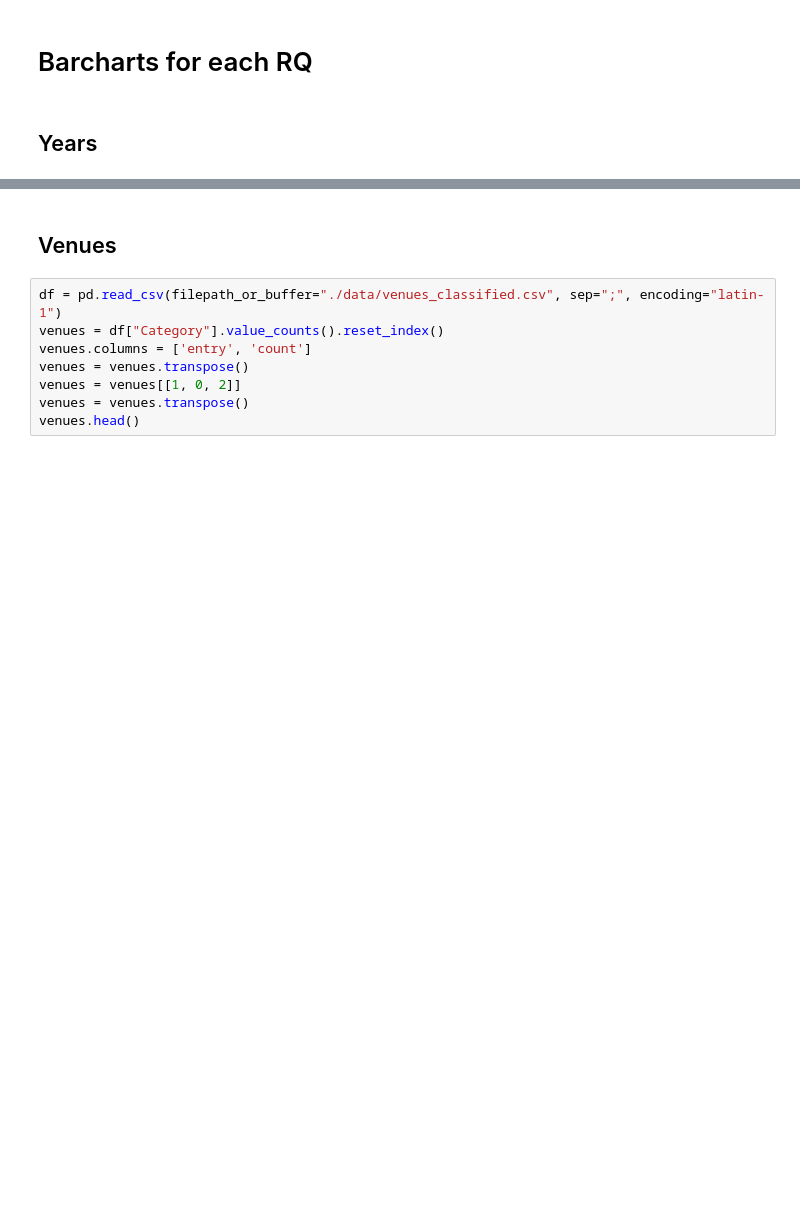
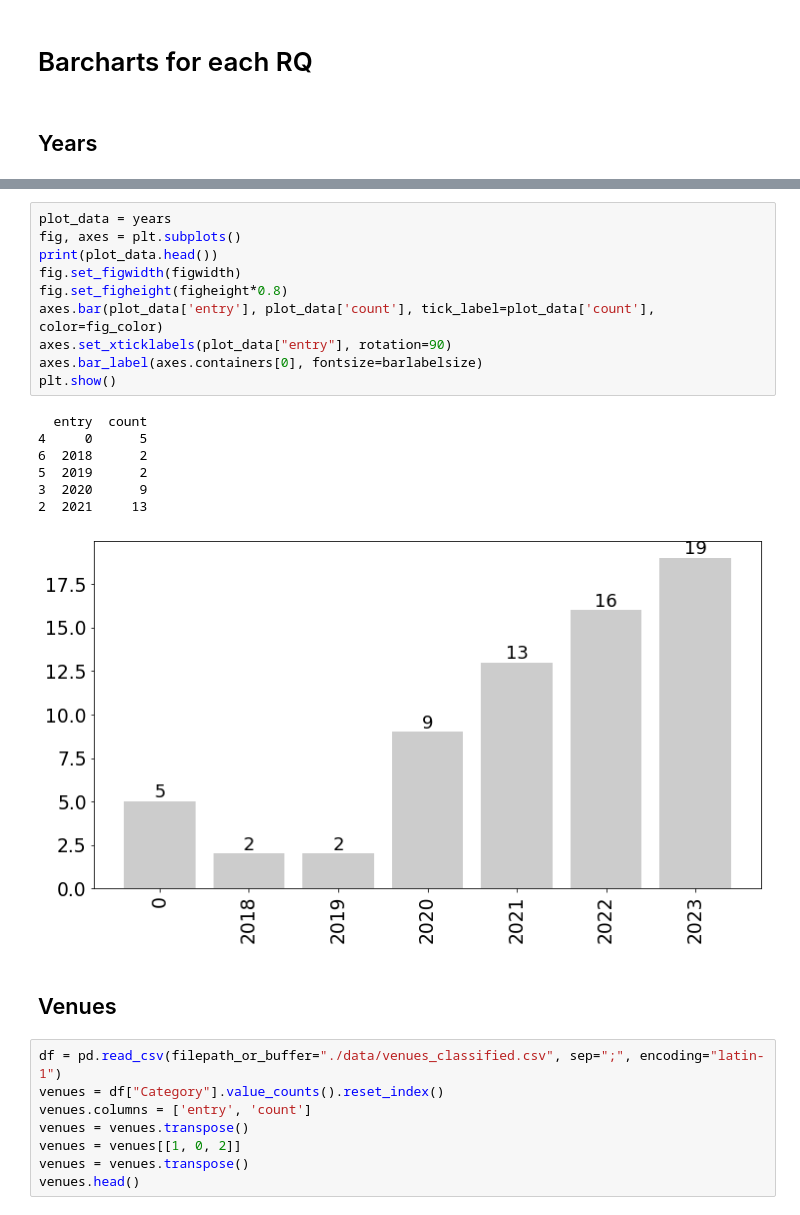
Before and after one commit to cdl-mint/mde4dts, a Jupyter notebook: scripts/barcharts.ipynb, the cells around one changed output, grey strips where cells are left out. Drawn from its saved outputs; the diff is of its cells as text; blank space fills up the shorter version.

```diff
--- a/scripts/barcharts.ipynb
+++ b/scripts/barcharts.ipynb
@@ -222,3 +220,21 @@ plt.savefig(destination_folder+"Year_barchart"+ fileformat)
+# %%
+plot_data = years
+fig, axes = plt.subplots()
+print(plot_data.head())
+fig.set_figwidth(figwidth)
+fig.set_figheight(figheight*0.8)
+axes.bar(plot_data['entry'], plot_data['count'], tick_label=plot_data['count'], color=fig_color)
+axes.set_xticklabels(plot_data["entry"], rotation=90)
+axes.bar_label(axes.containers[0], fontsize=barlabelsize)
+plt.show()
+# %% [output]
+  entry  count
+4     0      5
+6  2018      2
+5  2019      2
+3  2020      9
+2  2021     13
+[figure, added]
 # %% [markdown]
 ## Venues
 # %%
```
Also changed, not shown: parts of 9 cells of this notebook, 38 other files.
